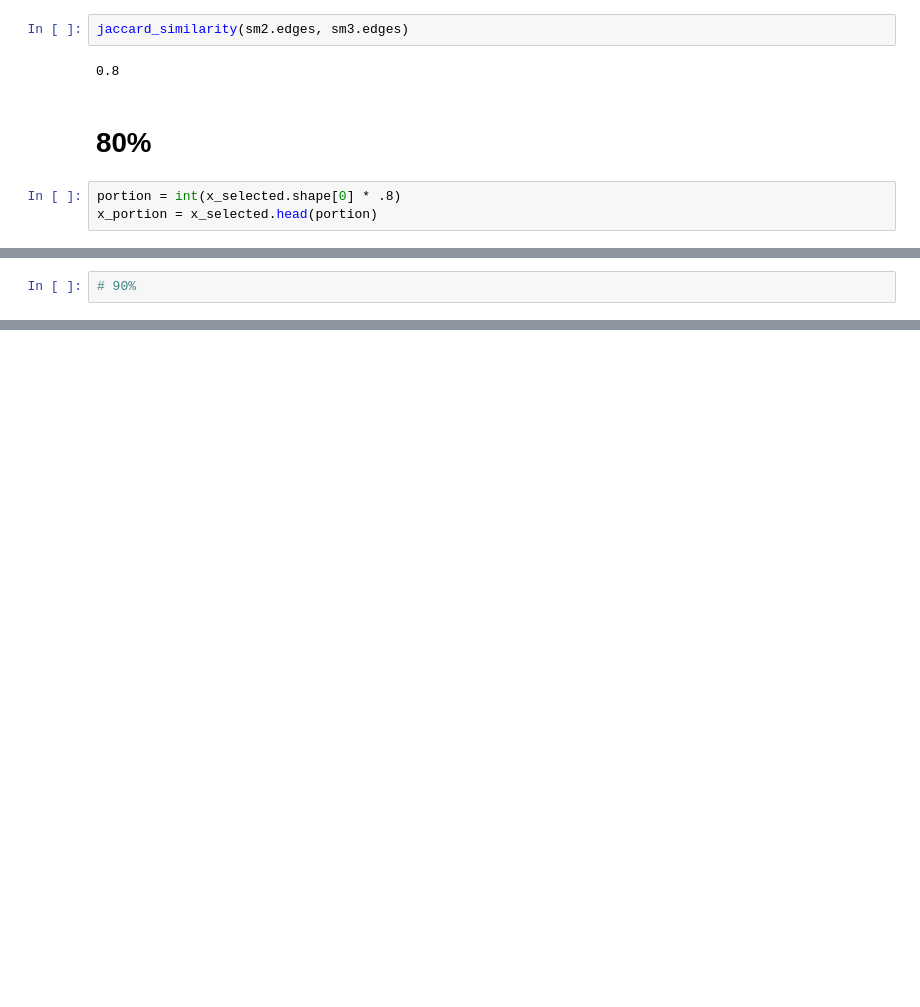
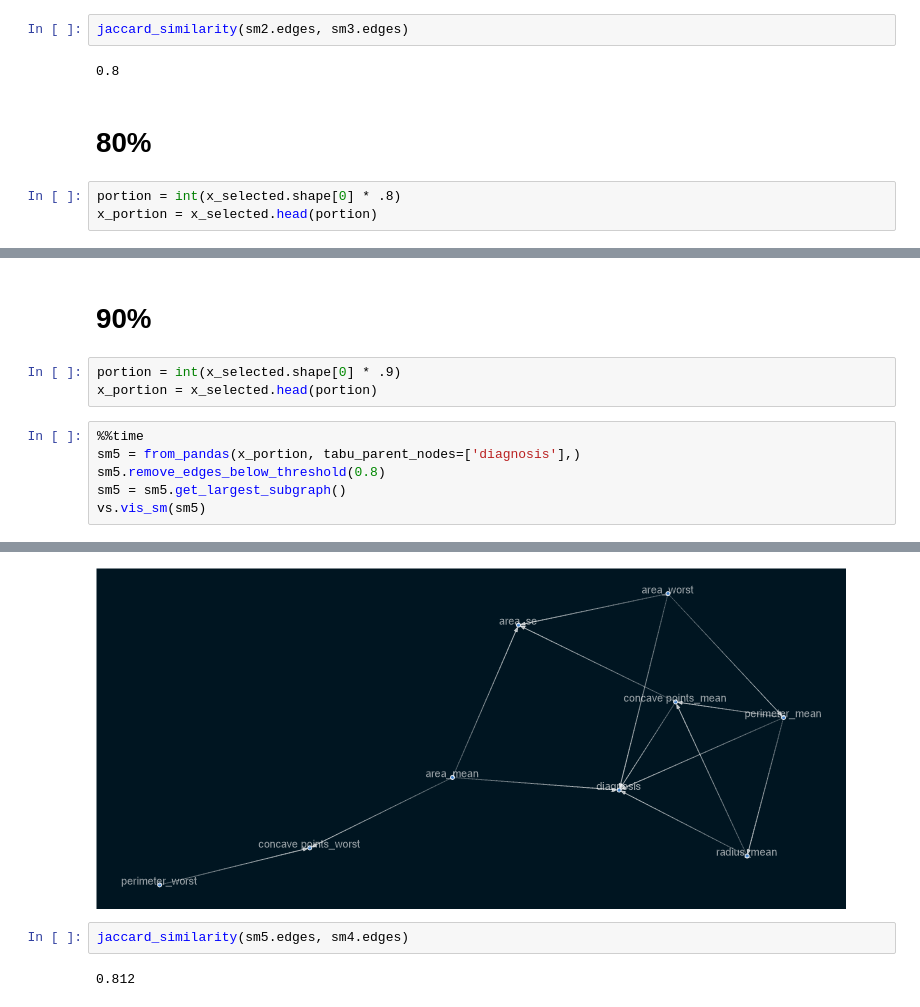
Before and after one commit to gezish/causal_inference_using_ml, a Jupyter notebook: notebooks/causal_graph.ipynb, the cells around one changed output, grey strips where cells are left out. Drawn from its saved outputs; the diff is of its cells as text; blank space fills up the shorter version.

```diff
--- a/notebooks/causal_graph.ipynb
+++ b/notebooks/causal_graph.ipynb
@@ -220,2 +305,12 @@ jaccard_similarity(sm3.edges, sm4.edges)
-# %%
-# 90%
+# %% [markdown]
+# 90%
+# %%
+portion = int(x_selected.shape[0] * .9)
+x_portion = x_selected.head(portion)
+# %%
+%%time
+sm5 = from_pandas(x_portion, tabu_parent_nodes=['diagnosis'],)
+sm5.remove_edges_below_threshold(0.8)
+sm5 = sm5.get_largest_subgraph()
+vs.vis_sm(sm5)
+# %% [output]
@@ -221,0 +319,5 @@ jaccard_similarity(sm3.edges, sm4.edges)
+[figure, added]
+# %%
+jaccard_similarity(sm5.edges, sm4.edges)
+# %% [output]
+0.812
```
Also changed, not shown: parts of 39 cells of this notebook.
